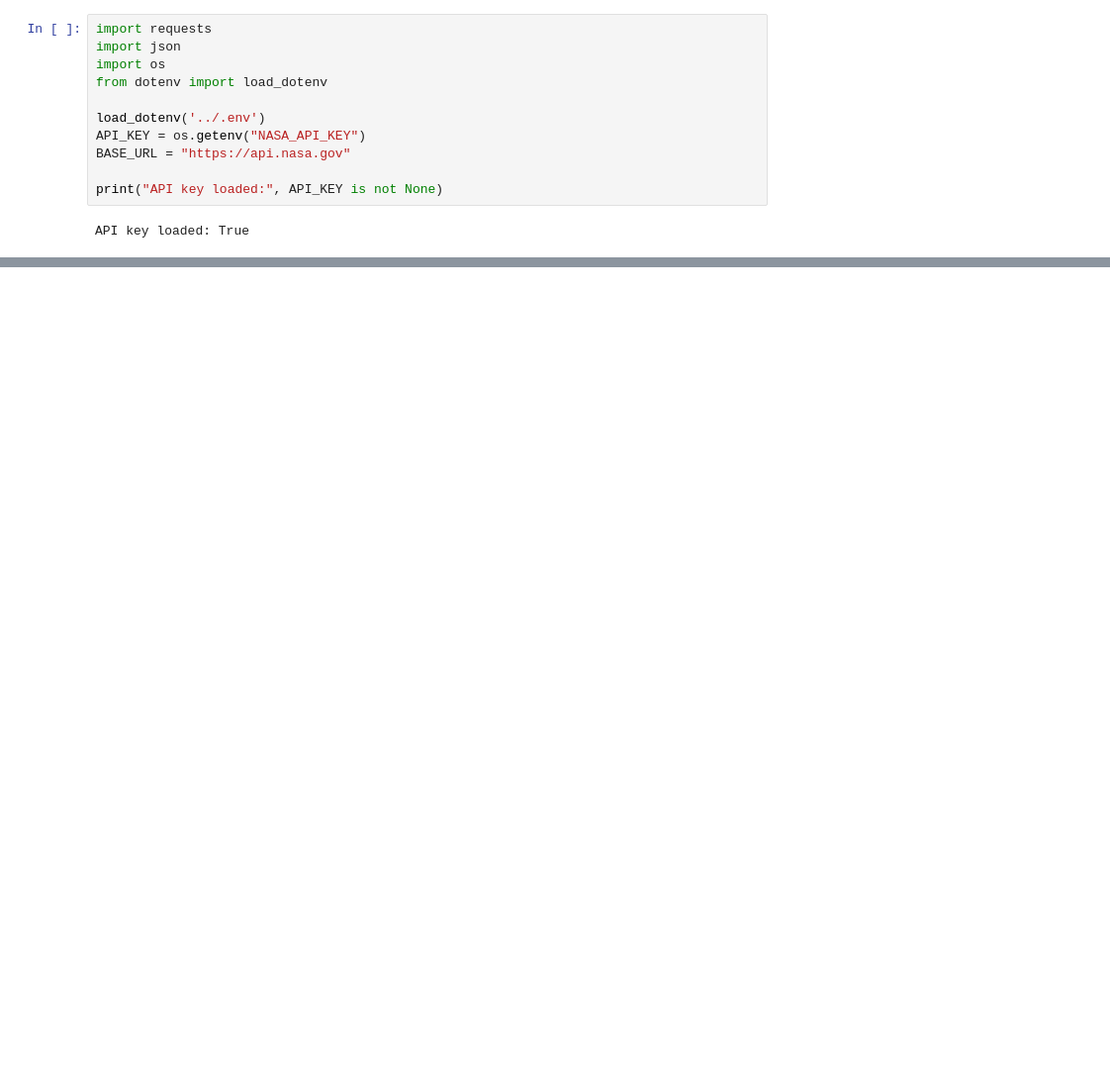
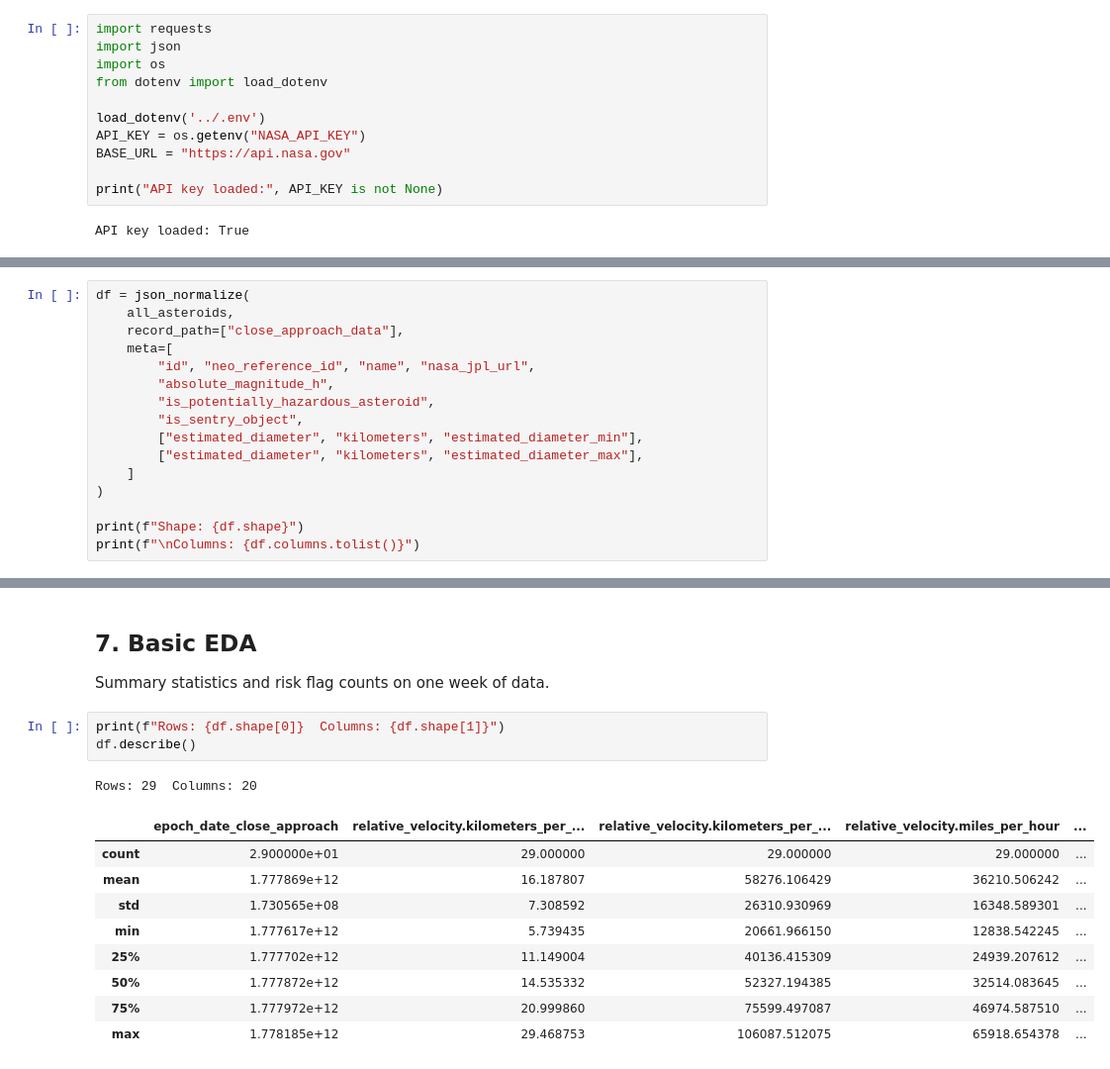
Before and after one commit to cvhuynh1777/nasa-data-lakehouse, a Jupyter notebook: notebooks/neo/01_neo_discovery.ipynb, the cells around one changed output, grey strips where cells are left out. Shown at 99% size. Cells and saved outputs as stored; diff of their text form; blank space fills up the shorter version.

```diff
--- a/notebooks/neo/01_neo_discovery.ipynb
+++ b/notebooks/neo/01_neo_discovery.ipynb
@@ -48,0 +198,16 @@ NameError: name 'first_asteroid' is not defined
+# %%
+df = json_normalize(
+    all_asteroids,
+    record_path=["close_approach_data"],
+    meta=[
+        "id", "neo_reference_id", "name", "nasa_jpl_url",
+        "absolute_magnitude_h",
+        "is_potentially_hazardous_asteroid",
+        "is_sentry_object",
+        ["estimated_diameter", "kilometers", "estimated_diameter_min"],
+        ["estimated_diameter", "kilometers", "estimated_diameter_max"],
+    ]
+)
+
+print(f"Shape: {df.shape}")
+print(f"\nColumns: {df.columns.tolist()}")
@@ -48,0 +290,18 @@ NameError: name 'first_asteroid' is not defined
+# %% [markdown]
+## 7. Basic EDA <a id="7-basic-eda"></a>
+
+Summary statistics and risk flag counts on one week of data.
+# %%
+print(f"Rows: {df.shape[0]}  Columns: {df.shape[1]}")
+df.describe()
+# %% [output]
+Rows: 29  Columns: 20
+|  | epoch_date_close_approach | relative_velocity.kilometers_per_... | relative_velocity.kilometers_per_... | relative_velocity.miles_per_hour | ... |
+| count | 2.900000e+01 | 29.000000 | 29.000000 | 29.000000 | ... |
+| mean | 1.777869e+12 | 16.187807 | 58276.106429 | 36210.506242 | ... |
+| std | 1.730565e+08 | 7.308592 | 26310.930969 | 16348.589301 | ... |
+| min | 1.777617e+12 | 5.739435 | 20661.966150 | 12838.542245 | ... |
+| 25% | 1.777702e+12 | 11.149004 | 40136.415309 | 24939.207612 | ... |
+| 50% | 1.777872e+12 | 14.535332 | 52327.194385 | 32514.083645 | ... |
+| 75% | 1.777972e+12 | 20.999860 | 75599.497087 | 46974.587510 | ... |
+| max | 1.778185e+12 | 29.468753 | 106087.512075 | 65918.654378 | ... |
```
Also changed, not shown: parts of 27 cells of this notebook, 5 other files.
